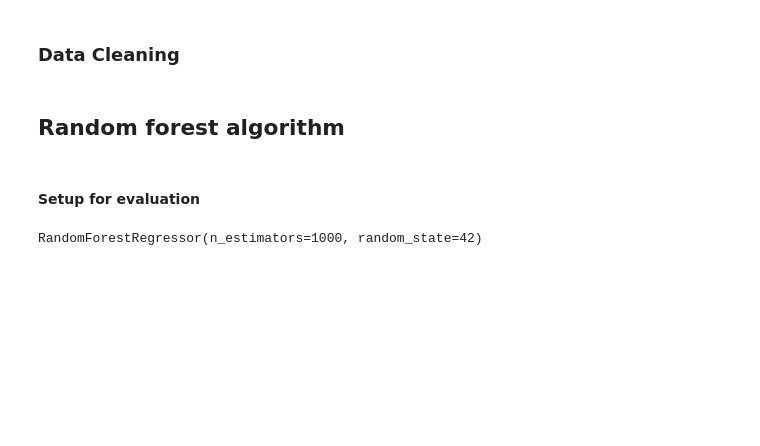
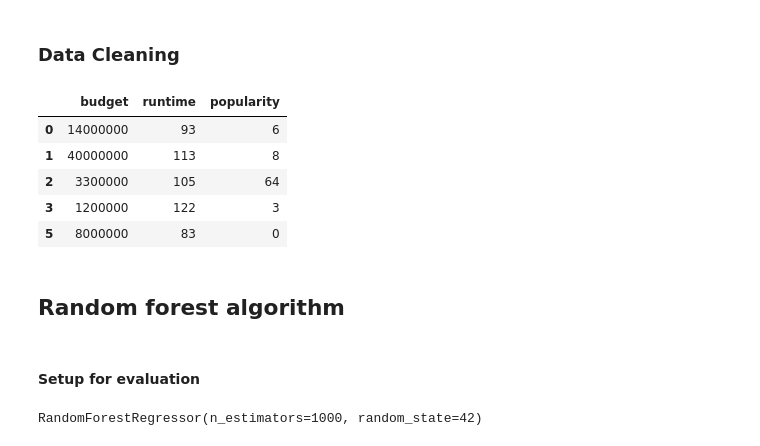
Before and after one commit to h181226/ML_assignment_2, a Jupyter notebook: nbs/ML_Assignment.ipynb, the cells around one changed output. Saved outputs shown, nothing was run; the diff lists cells and outputs as text; code cells hidden in the pictures; blank space fills up the shorter version.

```diff
--- a/nbs/ML_Assignment.ipynb
+++ b/nbs/ML_Assignment.ipynb
@@ -123,7 +145,15 @@ train = train.drop("revenue", axis=1) #drop labels for training set
 scaler = StandardScaler()
 train_scaled = scaler.fit_transform(train)
 # %%
-train_ready = pd.DataFrame(train_scaled, columns=['budget', 'runtime', 'popularity'])
+train_ready = pd.DataFrame(train, columns=['budget', 'runtime', 'popularity'])
+train_ready.head()
+# %% [output]
+|  | budget | runtime | popularity |
+| 0 | 14000000 | 93 | 6 |
+| 1 | 40000000 | 113 | 8 |
+| 2 | 3300000 | 105 | 64 |
+| 3 | 1200000 | 122 | 3 |
+| 5 | 8000000 | 83 | 0 |
 # %% [markdown]
 ## Random forest algorithm
 # %% [markdown]
```
Also changed, not shown: parts of 6 cells of this notebook, 4 other files.
